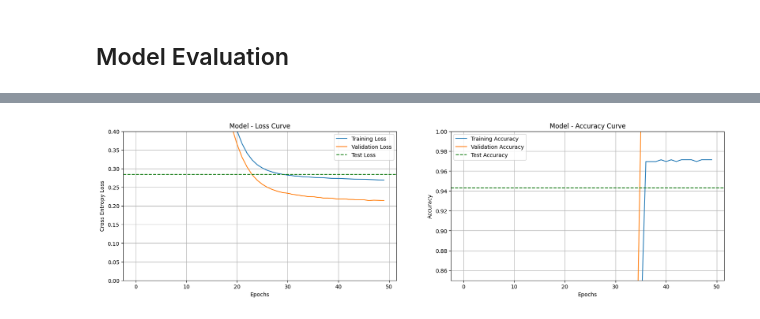
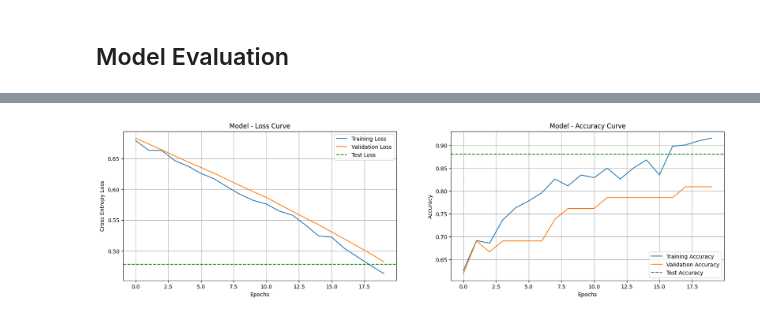
Before and after one commit to caesariodito/comp-gammafest, a Jupyter notebook: case_breast_cancer/nn_breast_cancer.ipynb, the cells around one changed output, grey strips where cells are left out. Drawn from its saved outputs; the diff is of its cells as text; code cells hidden in the pictures.

```diff
--- a/case_breast_cancer/nn_breast_cancer.ipynb
+++ b/case_breast_cancer/nn_breast_cancer.ipynb
@@ -56,8 +87,8 @@ df[target_column].replace(to_replace={2:0, 4:1}, inplace=True)
 # feature_list = list(df.columns) # list column
 # X_train = np.array(df) # df dalam bentuk numpy array
 # %%
-X_train, y_train, X_valid, y_valid, X_test, y_test = train_valid_test_split(df, target=target_column, train_size=0.8, valid_size=0.1, test_size=0.1)
-# X_test, X_val, y_test, y_val = train_test_split(X_test, y_test, test_size=0.5)
+X_train, y_train, X_valid, y_valid, X_test, y_test = train_valid_test_split(knn_df, target=target_column, train_size=0.8, valid_size=0.1, test_size=0.1)
+# # X_test, X_val, y_test, y_val = train_test_split(X_test, y_test, test_size=0.5)
 
 print(X_train.shape, y_train.shape)
 print(X_valid.shape, y_valid.shape)
@@ -76,27 +107,28 @@ X_test = scaler.fit_transform(X_test)
 # %%
 LEARNING_RATE = 2e-5
 BATCH_SIZE = 16
-EPOCHS = 50
+EPOCHS = 20
 # %%
 tf.keras.backend.clear_session() # clean session
 model = tf.keras.models.Sequential([
     tf.keras.layers.Input(shape=(X_train.shape[1],)), # input layer
-    tf.keras.layers.Dense(500, activation='relu'),
-    tf.keras.layers.Dense(250, activation='relu'),
-    tf.keras.layers.Dense(125, activation='relu'),
-    tf.keras.layers.Dense(62, activation='relu'),
-    tf.keras.layers.Dense(31, activation='relu'),
-    tf.keras.layers.Dense(15, activation='relu'),
-    tf.keras.layers.Dense(7, activation='relu'),
-    tf.keras.layers.Dense(3, activation='relu'),
-    tf.keras.layers.Dense(2, activation='relu'),
-    # tf.keras.layers.Dropout(0.2),
-    tf.keras.layers.Dense(1, activation ='sigmoid')
+    tf.keras.layers.Dense(32, activation='relu'),
+    tf.keras.layers.Dense(64, activation='relu'),
+    tf.keras.layers.Dense(128, activation='relu'),
+    tf.keras.layers.Dense(256, activation='relu'),
+    # tf.keras.layers.Dense(31, activation='relu'),
+    # tf.keras.layers.Dense(15, activation='relu'),
+    # tf.keras.layers.Dense(7, activation='relu'),
+    # tf.keras.layers.Dense(3, activation='relu'),
+    # tf.keras.layers.Dense(2, activation='relu'),
+    tf.keras.layers.Dropout(0.5),
+    tf.keras.layers.Dense(2, activation ='softmax'),
 ])
 
 model.compile(optimizer=Adam(learning_rate=LEARNING_RATE),
             #   loss=tf.keras.losses.BinaryCrossentropy(from_logits=True),
-              loss=tf.keras.losses.BinaryCrossentropy(),
+              # loss=tf.keras.losses.BinaryCrossentropy(),
+              loss=tf.keras.losses.SparseCategoricalCrossentropy(),
               metrics=['accuracy'])
 
 model.summary()
@@ -125,7 +157,7 @@ history = model.fit(X_train,
                     epochs=EPOCHS,
                     callbacks=[
                         EarlyStopping(patience=5, restore_best_weights=True),
-                        ModelCheckpoint("model/breast_neural.h5", save_best_only=True)
+                        ModelCheckpoint("model/titanic.h5", save_best_only=True)
                     ],
                     batch_size=BATCH_SIZE
                     )
@@ -175,36 +207,36 @@ plt.plot(history['val_loss'], label="Validation Loss")
 plt.axhline(y=test_loss, label="Test Loss", linestyle='--', color='green')
 
 # Set the x- and y-labels, and the x- and y-limits
 plt.xlabel("Epochs")
 plt.ylabel("Cross Entropy Loss")
-plt.ylim([0, 0.4])
+# plt.ylim([0, 0.4])
 
 # Show the legend and grid
 plt.legend()
 plt.grid()
 
 # Plot the accuracy curve in the second subplot
 plt.subplot(1, 2, 2)
 plt.title("Model - Accuracy Curve")
 plt.plot(history['accuracy'], label="Training Accuracy")
 plt.plot(history['val_accuracy'], label="Validation Accuracy")
 
 # Horizontal line to show the testing performance
 plt.axhline(y=test_acc, label="Test Accuracy", linestyle='--', color='green')
 
 # Set the x- and y-labels, and the x- and y-limits
 plt.xlabel("Epochs")
 plt.ylabel("Accuracy")
-plt.ylim([0.85, 1])
+# plt.ylim([0.85, 1])
 
 # Show the legend and grid
 plt.legend()
 plt.grid()
 
 # Display the plot
 plt.show()
 # %% [output]
-[figure, old version]
+[figure, new version]
 # %%
 predict=model.predict(X_test)
 
```
Also changed, not shown: parts of 14 cells of this notebook, 19 other files.
